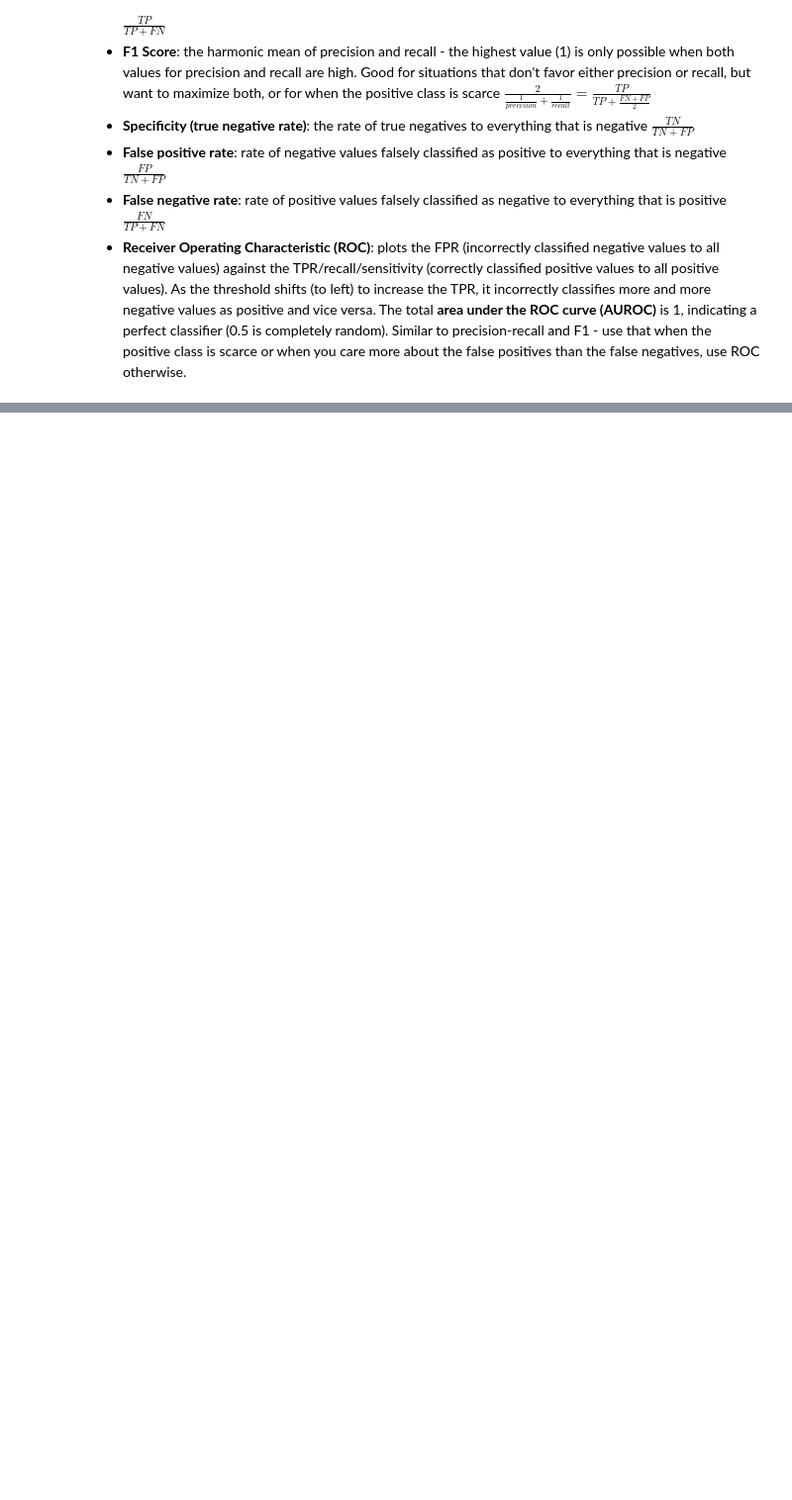
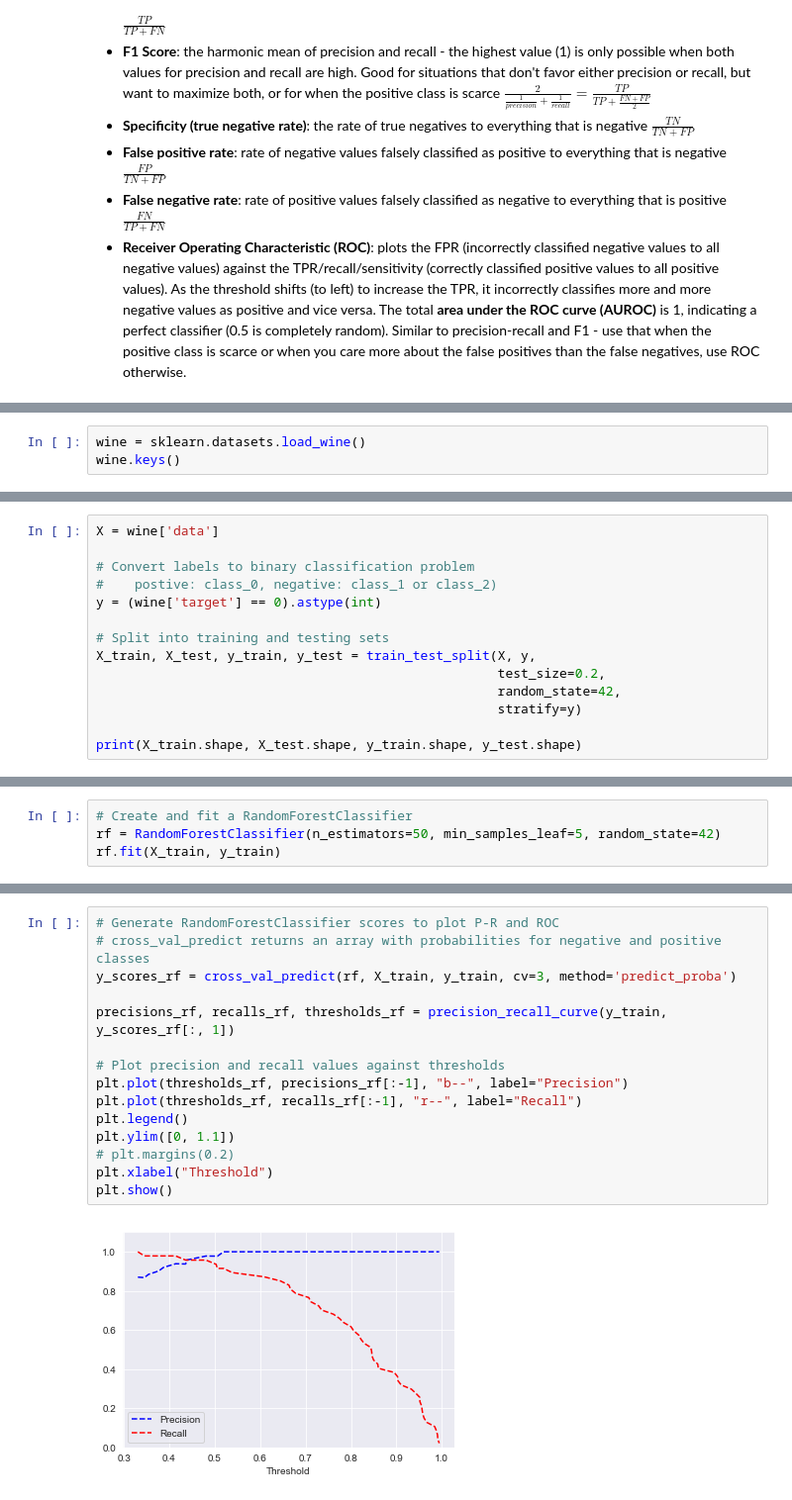
Before and after one commit to HKuz/DataScienceReferences, a Jupyter notebook: Machine_Learning/machine_learning_overview.ipynb, the cells around one changed output, grey strips where cells are left out. Shown at 99% size. Cells and saved outputs as stored; diff of their text form; blank space fills up the shorter version.

Commit message:
feat: continue classification notes

```diff
--- a/Machine_Learning/machine_learning_overview.ipynb
+++ b/Machine_Learning/machine_learning_overview.ipynb
@@ -65,0 +72,3 @@ from sklearn.metrics import confusion_matrix, precision_score, recall_score, f1_
+# %%
+wine = sklearn.datasets.load_wine()
+wine.keys()
@@ -65,0 +81,14 @@ from sklearn.metrics import confusion_matrix, precision_score, recall_score, f1_
+# %%
+X = wine['data']
+
+# Convert labels to binary classification problem
+#    postive: class_0, negative: class_1 or class_2)
+y = (wine['target'] == 0).astype(int)
+
+# Split into training and testing sets
+X_train, X_test, y_train, y_test = train_test_split(X, y,
+                                                    test_size=0.2,
+                                                    random_state=42,
+                                                    stratify=y)
+
+print(X_train.shape, X_test.shape, y_train.shape, y_test.shape)
@@ -65,0 +97,4 @@ from sklearn.metrics import confusion_matrix, precision_score, recall_score, f1_
+# %%
+# Create and fit a RandomForestClassifier
+rf = RandomForestClassifier(n_estimators=50, min_samples_leaf=5, random_state=42)
+rf.fit(X_train, y_train)
@@ -65,0 +153,17 @@ from sklearn.metrics import confusion_matrix, precision_score, recall_score, f1_
+# %%
+# Generate RandomForestClassifier scores to plot P-R and ROC
+# cross_val_predict returns an array with probabilities for negative and positive classes
+y_scores_rf = cross_val_predict(rf, X_train, y_train, cv=3, method='predict_proba')
+
+precisions_rf, recalls_rf, thresholds_rf = precision_recall_curve(y_train, y_scores_rf[:, 1])
+
+# Plot precision and recall values against thresholds
+plt.plot(thresholds_rf, precisions_rf[:-1], "b--", label="Precision")
+plt.plot(thresholds_rf, recalls_rf[:-1], "r--", label="Recall")
+plt.legend()
+plt.ylim([0, 1.1])
+# plt.margins(0.2)
+plt.xlabel("Threshold")
+plt.show()
+# %% [output]
+[figure, added]
```
Also changed, not shown: parts of 9 cells of this notebook.
